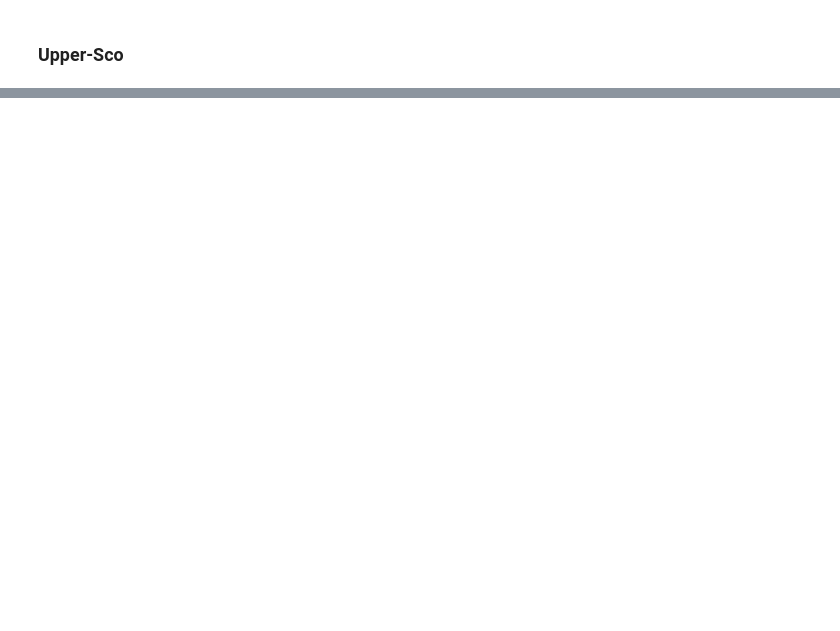
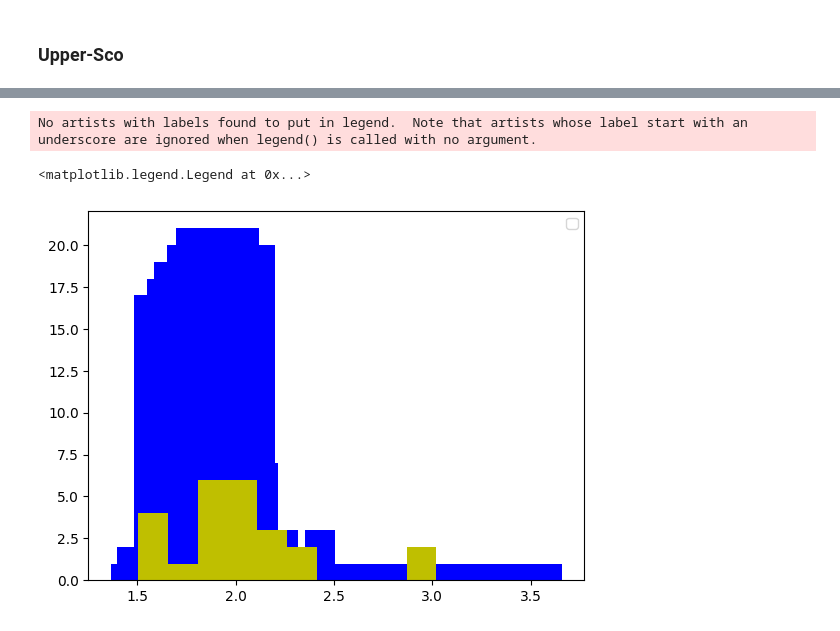
Before and after one commit to Maurone7/Upper-Sco-2022, a Jupyter notebook: linmix_fluxes_alpha.ipynb, the cells around one changed output, grey strips where cells are left out. Cells and saved outputs as stored; diff of their text form; code cells hidden in the pictures; blank space fills up the shorter version.

```diff
--- a/linmix_fluxes_alpha.ipynb
+++ b/linmix_fluxes_alpha.ipynb
@@ -576,0 +615,25 @@ Text(0.5, 1.0, 'Y-Intercept')
+# %%
+ks_2sample_upper_sco = []
+for i in range(len(calculated_spectra_indices_upper_sco)):
+    ks_2sample_upper_sco.append(ks_2samp(spectral_index_upper_sco, calculated_spectra_indices_upper_sco[i]))
+    plt.scatter(flux_barenfeld_0_88mm_updated, calculated_spectra_indices_upper_sco[i])
+
+plt.xscale('log')
+plt.title("Calculated Upper-Sco vs Spectra Index")
+plt.show()
+
+plt.scatter(flux_barenfeld_0_88mm_updated, spectral_index_upper_sco)
+plt.title("Actual Upper-Sco Flux vs Spectral Index")
+plt.xscale('log')
+plt.show()
+
+
+for i in range(len(calculated_spectra_indices_lupus)):
+    plt.scatter(flux_lupus_1_mm, calculated_spectra_indices_lupus[i])
+
+plt.title("Calculated Lupus vs Spectra Index")
+plt.show()
+
+plt.scatter(flux_lupus_1_mm, tazzari_lupus_spectral_indices)
+plt.title("Actual Lupus vs Spectra Index")
+plt.show()
@@ -576,0 +645,23 @@ Text(0.5, 1.0, 'Y-Intercept')
+# %%
+
+
+for i in range(len(calculated_spectra_indices_upper_sco)):
+    mu_calculated, std_calculated = norm.fit(calculated_spectra_indices_upper_sco[i])
+
+    x = np.linspace(xmin, xmax, 100)
+    p = norm.pdf(x, mu_calculated, std_calculated)
+    #plt.plot(x, p, linewidth=2, color='b')
+    plt.hist(calculated_spectra_indices_upper_sco[i], color='b')
+
+mu_measured, std_measured = norm.fit(spectral_index_upper_sco)
+
+x = np.linspace(xmin, xmax, 100)
+p = norm.pdf(x, mu_measured, std_measured)
+#plt.plot(x, p, linewidth=2, label='Measured', color='y')
+plt.hist(spectral_index_upper_sco, color='y')
+
+plt.legend()
+# %% [output]
+No artists with labels found to put in legend.  Note that artists whose label start with an underscore are ignored when legend() is called with no argument.
+<matplotlib.legend.Legend at 0x...>
+[figure, added]
```
Also changed, not shown: parts of 20 cells of this notebook.
